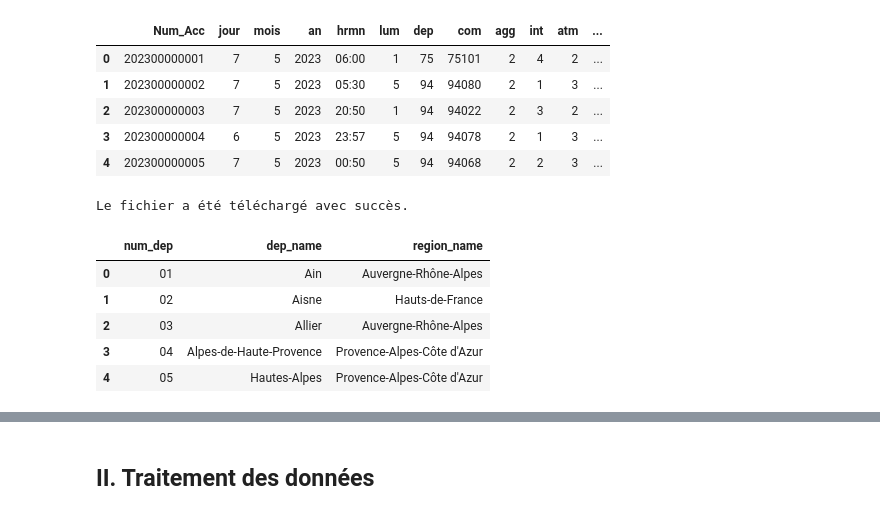
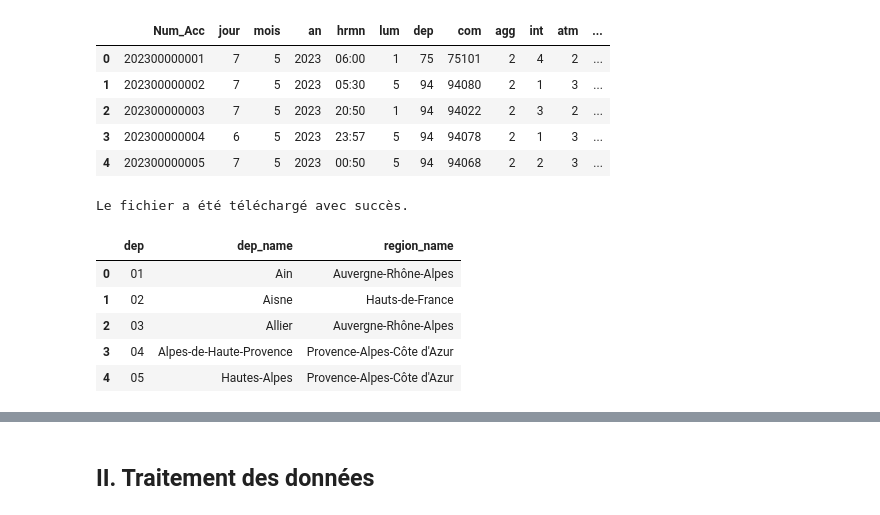
Before and after one commit to celineferbach/Projet-accidents-de-la-route, a Jupyter notebook: importation.ipynb, the cells around one changed output, grey strips where cells are left out. Drawn from its saved outputs; the diff is of its cells as text; code cells hidden in the pictures.

```diff
--- a/importation.ipynb
+++ b/importation.ipynb
@@ -124,14 +128,15 @@ Le fichier a été téléchargé avec succès.
 # %%
 #Chargement du fichier de correspondance region-departement
 
 dataset_id = "987227fb-dcb2-429e-96af-8979f97c9c84"
 fichier_csv = "departements-region.csv"
 
 df_region_dep = recuperer_donnees(dataset_id,fichier_csv,',')
+df_region_dep = df_region_dep.rename(columns = {'num_dep' : 'dep'})
 df_region_dep.head()
 # %% [output]
 Le fichier a été téléchargé avec succès.
-|  | num_dep | dep_name | region_name |
+|  | dep | dep_name | region_name |
 | 0 | 01 | Ain | Auvergne-Rhône-Alpes |
 | 1 | 02 | Aisne | Hauts-de-France |
 | 2 | 03 | Allier | Auvergne-Rhône-Alpes |
```
Also changed, not shown: parts of 15 cells of this notebook.
